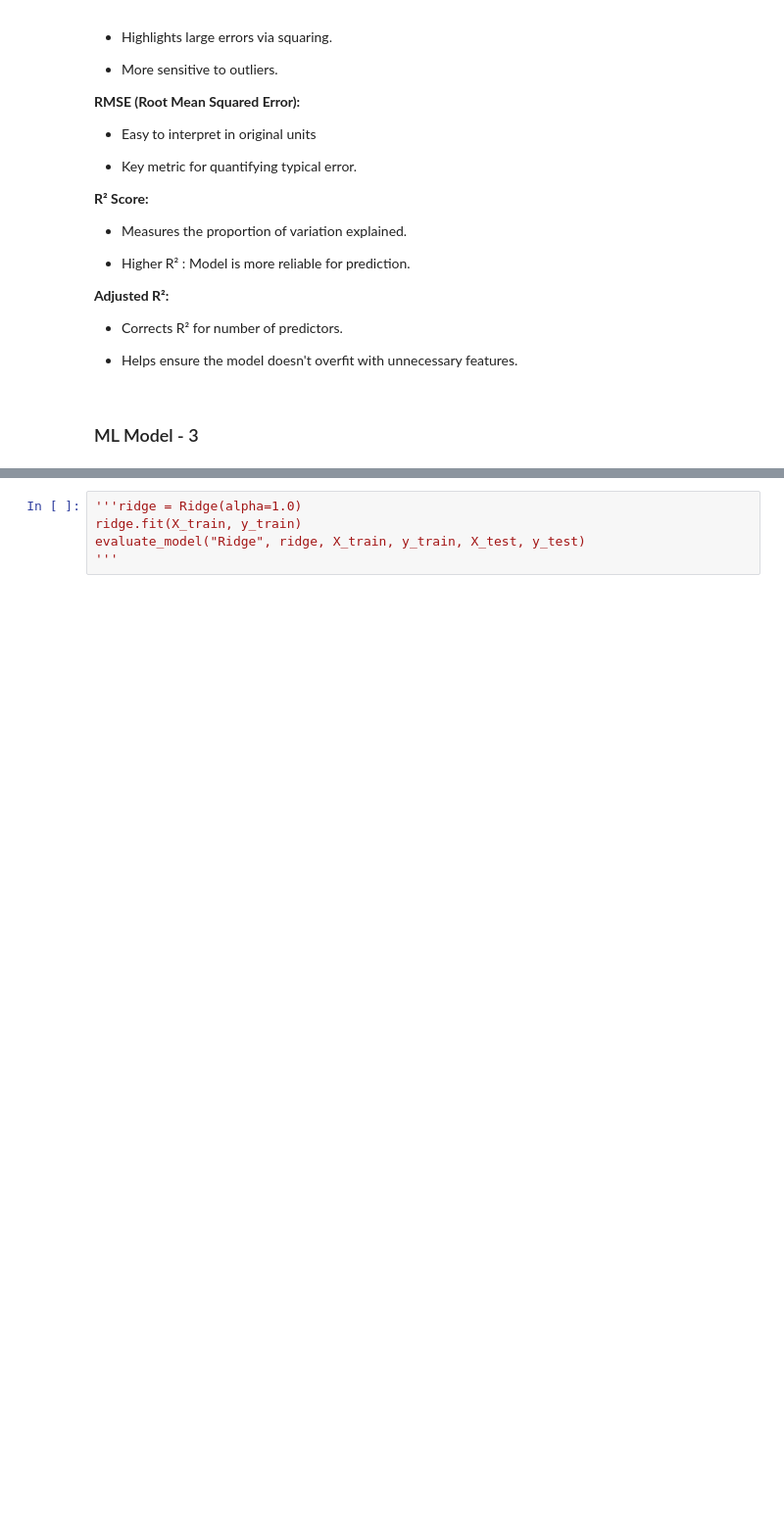
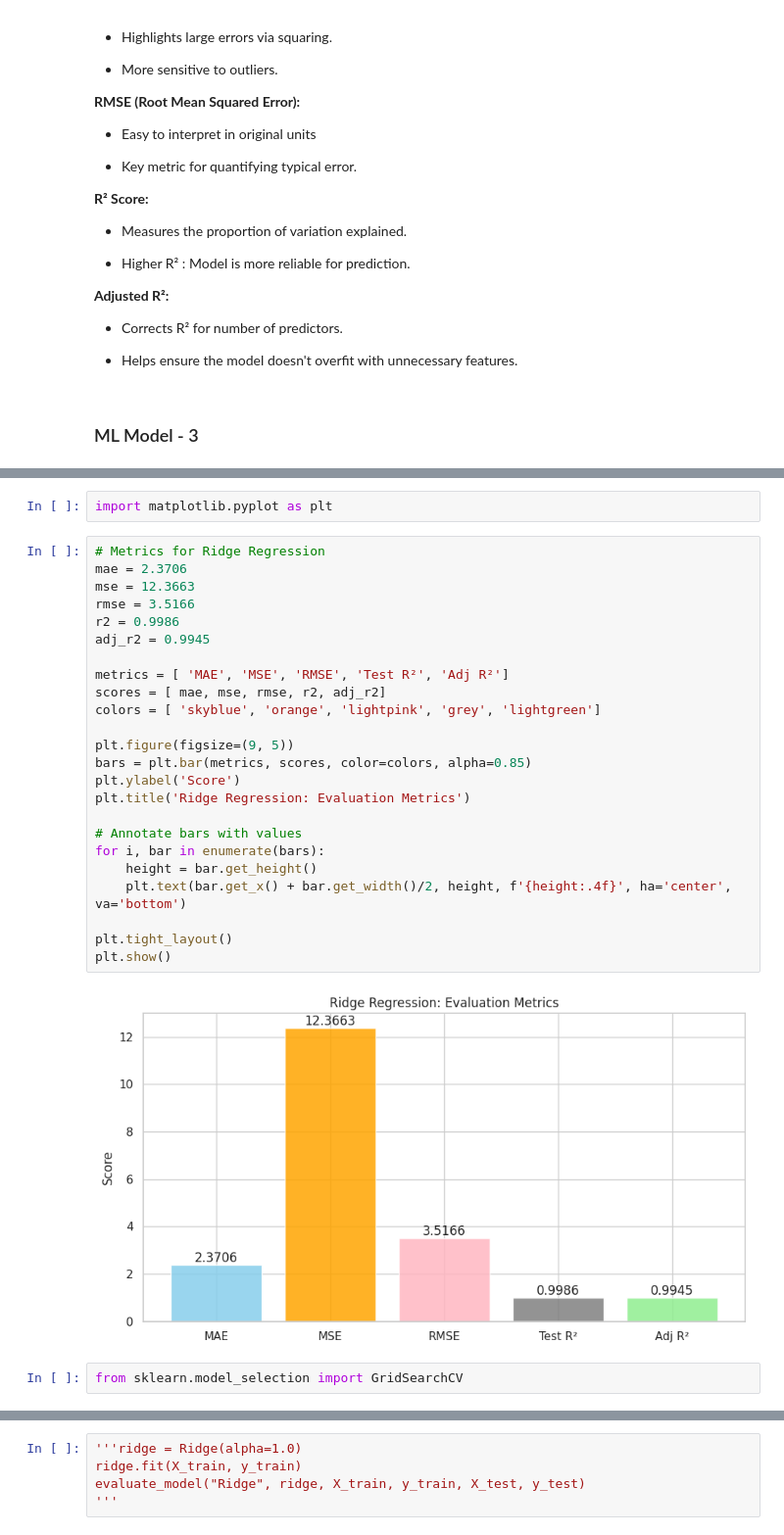
Before and after one commit to ArchanaMahto/Regression_Model, a Jupyter notebook: Copy_of_RegressionFinal_ML_Submission_Template.ipynb, the cells around one changed output, grey strips where cells are left out. Shown at 98% size. Saved outputs shown, nothing was run; the diff lists cells and outputs as text; blank space fills up the shorter version.

```diff
--- a/Copy_of_RegressionFinal_ML_Submission_Template.ipynb
+++ b/Copy_of_RegressionFinal_ML_Submission_Template.ipynb
@@ -1846,4 +1909,34 @@ MSE  : 12.3663
 RMSE : 3.5166
 R²   : 0.9986
 Adj R²: 0.9945
+# %%
+import matplotlib.pyplot as plt
+# %%
+# Metrics for Ridge Regression
+mae = 2.3706
+mse = 12.3663
+rmse = 3.5166
+r2 = 0.9986
+adj_r2 = 0.9945
+
+metrics = [ 'MAE', 'MSE', 'RMSE', 'Test R²', 'Adj R²']
+scores = [ mae, mse, rmse, r2, adj_r2]
+colors = [ 'skyblue', 'orange', 'lightpink', 'grey', 'lightgreen']
+
+plt.figure(figsize=(9, 5))
+bars = plt.bar(metrics, scores, color=colors, alpha=0.85)
+plt.ylabel('Score')
+plt.title('Ridge Regression: Evaluation Metrics')
+
+# Annotate bars with values
+for i, bar in enumerate(bars):
+    height = bar.get_height()
+    plt.text(bar.get_x() + bar.get_width()/2, height, f'{height:.4f}', ha='center', va='bottom')
+
+plt.tight_layout()
+plt.show()
+# %% [output]
+[figure, added]
+# %%
+from sklearn.model_selection import GridSearchCV
 # %%
```
Also changed, not shown: parts of 19 cells of this notebook.
